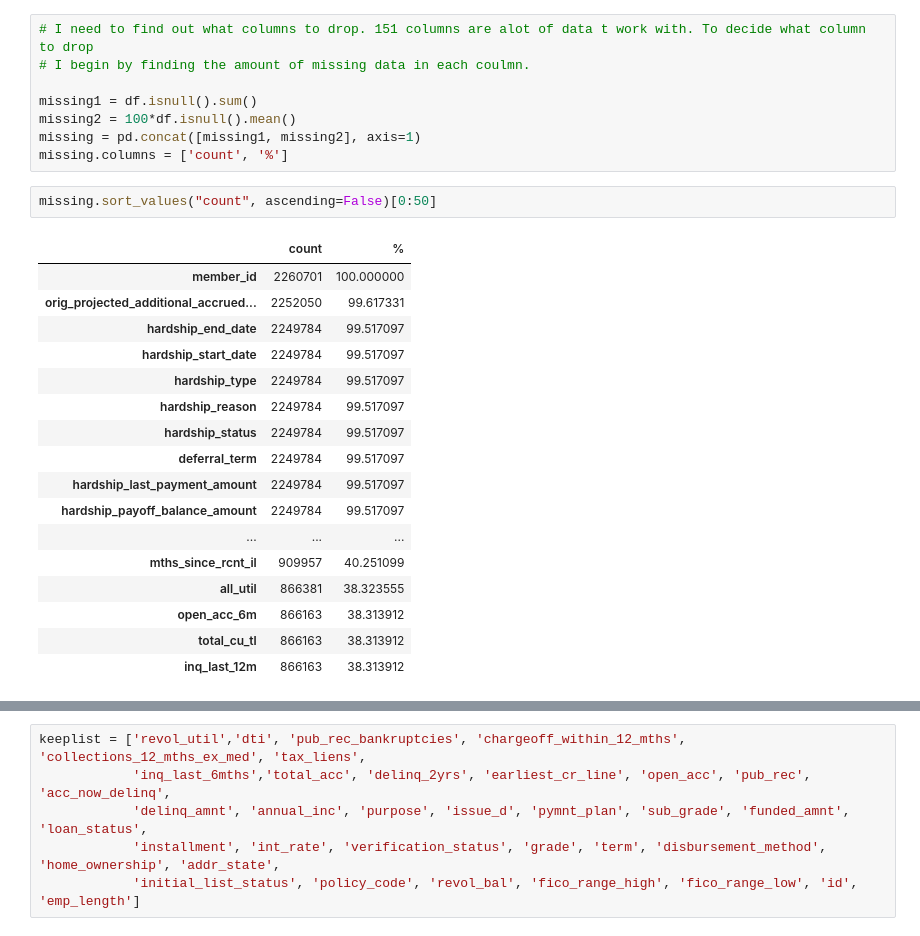
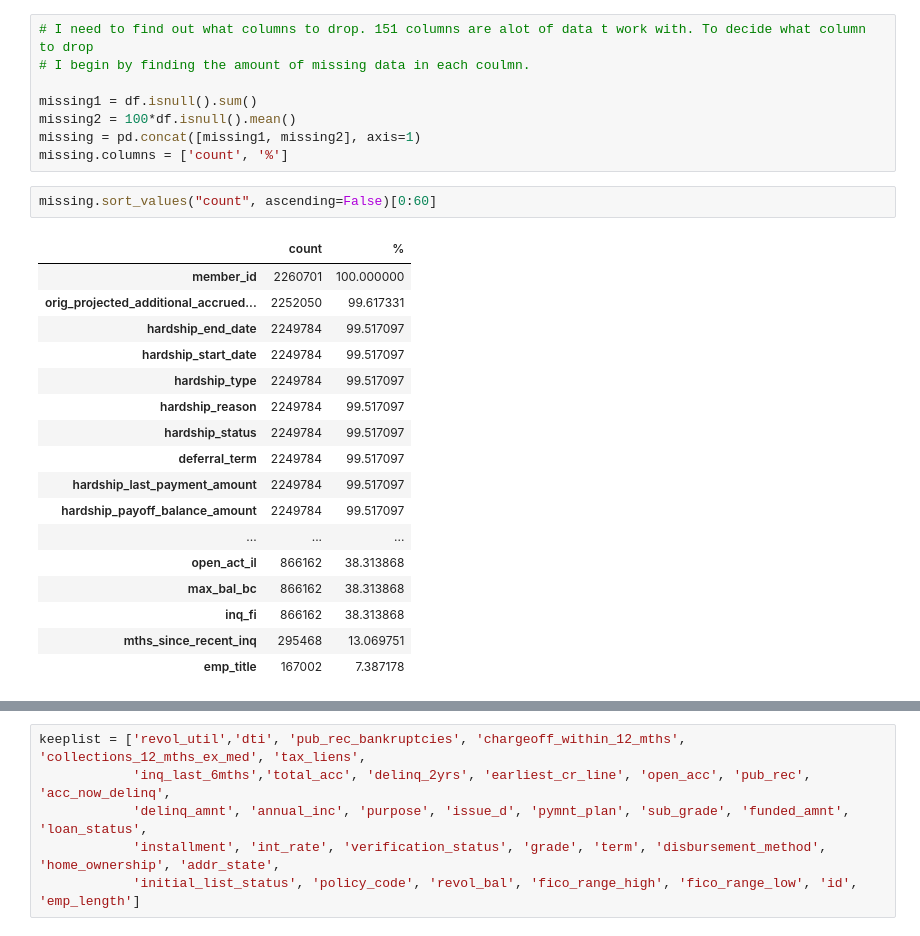
Before and after one commit to somayehY/SomayeYoussefi, a Jupyter notebook: LendingClub/LendingClub_DataWrangling.ipynb, the cells around one changed output, grey strips where cells are left out. Saved outputs shown, nothing was run; the diff lists cells and outputs as text.

```diff
--- a/LendingClub/LendingClub_DataWrangling.ipynb
+++ b/LendingClub/LendingClub_DataWrangling.ipynb
@@ -74,22 +66,22 @@ missing2 = 100*df.isnull().mean()
 missing = pd.concat([missing1, missing2], axis=1)
 missing.columns = ['count', '%']
 # %%
-missing.sort_values("count", ascending=False)[0:50]
+missing.sort_values("count", ascending=False)[0:60]
 # %% [output]
 |  | count | % |
 | member_id | 2260701 | 100.000000 |
 | orig_projected_additional_accrued... | 2252050 | 99.617331 |
 | hardship_end_date | 2249784 | 99.517097 |
 | hardship_start_date | 2249784 | 99.517097 |
 | hardship_type | 2249784 | 99.517097 |
 | hardship_reason | 2249784 | 99.517097 |
 | hardship_status | 2249784 | 99.517097 |
 | deferral_term | 2249784 | 99.517097 |
 | hardship_last_payment_amount | 2249784 | 99.517097 |
 | hardship_payoff_balance_amount | 2249784 | 99.517097 |
 | ... | ... | ... |
-| mths_since_rcnt_il | 909957 | 40.251099 |
-| all_util | 866381 | 38.323555 |
-| open_acc_6m | 866163 | 38.313912 |
-| total_cu_tl | 866163 | 38.313912 |
-| inq_last_12m | 866163 | 38.313912 |
+| open_act_il | 866162 | 38.313868 |
+| max_bal_bc | 866162 | 38.313868 |
+| inq_fi | 866162 | 38.313868 |
+| mths_since_recent_inq | 295468 | 13.069751 |
+| emp_title | 167002 | 7.387178 |
```
Also changed, not shown: parts of 78 cells of this notebook.
